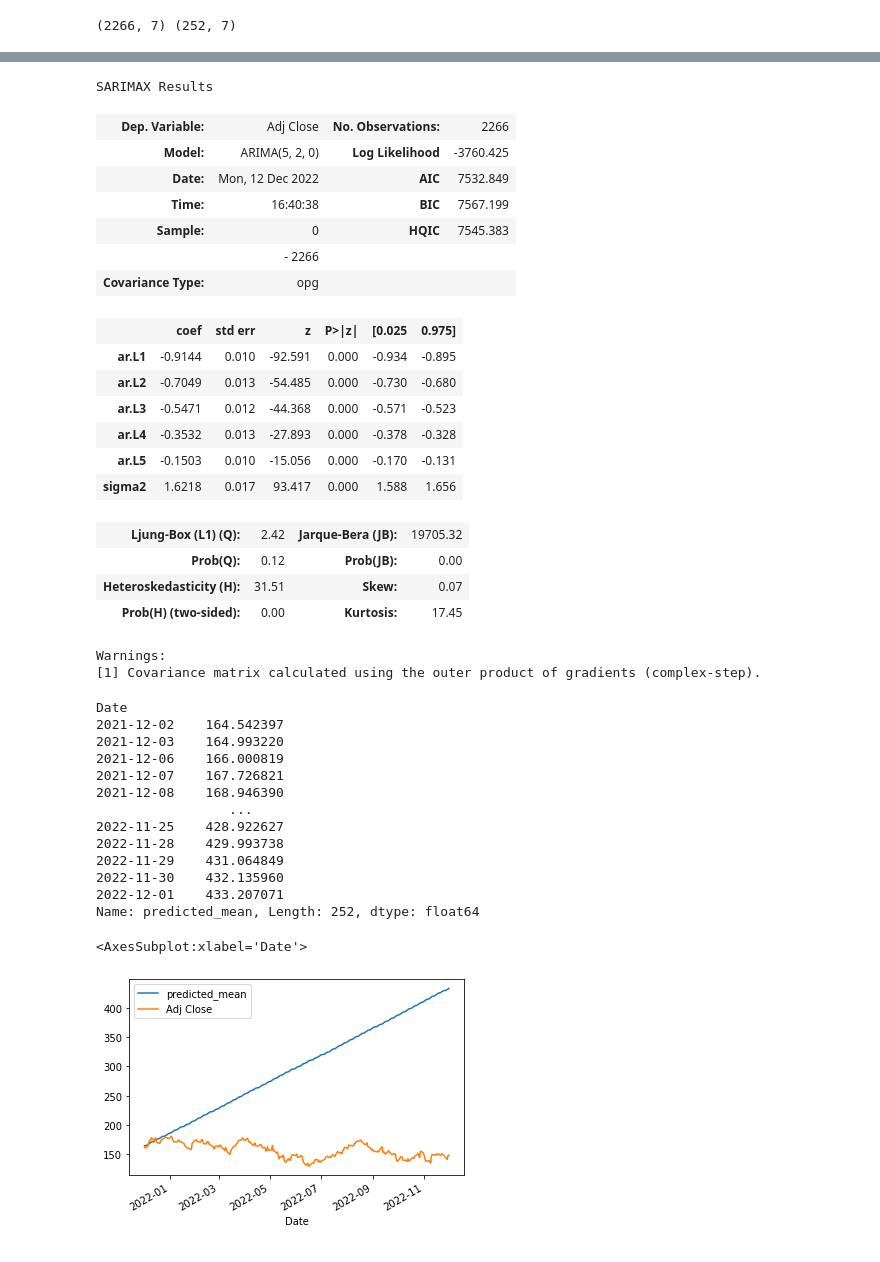
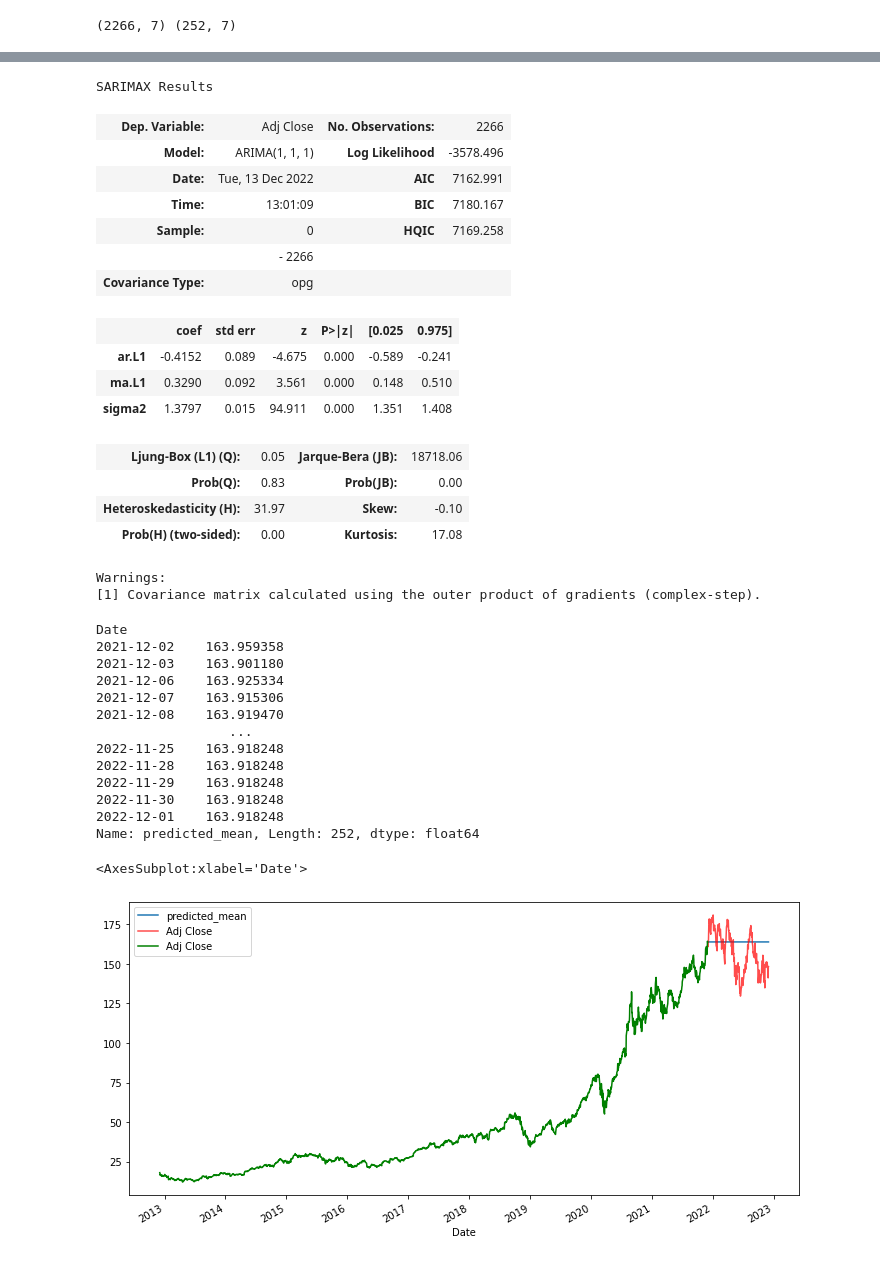
Before and after one commit to grantc00/Capstone-2, a Jupyter notebook: Capstone2.ipynb, the cells around one changed output, grey strips where cells are left out. Saved outputs shown, nothing was run; the diff lists cells and outputs as text; code cells hidden in the pictures.

Commit message:
ARIMA RMSE done

```diff
--- a/Capstone2.ipynb
+++ b/Capstone2.ipynb
@@ -419,29 +418,26 @@ Warnings:
 # %%
 from statsmodels.tsa.arima.model import ARIMA
 # %%
-model = ARIMA(train['Adj Close'], order=(5, 2 ,0))
+model = ARIMA(train['Adj Close'], order=(1, 1 , 1))
 model_fit = model.fit()
 model_fit.summary()
 # %% [output]
 SARIMAX Results
 | Dep. Variable: | Adj Close | No. Observations: | 2266 |
-| Model: | ARIMA(5, 2, 0) | Log Likelihood | -3760.425 |
-| Date: | Mon, 12 Dec 2022 | AIC | 7532.849 |
-| Time: | 16:40:38 | BIC | 7567.199 |
-| Sample: | 0 | HQIC | 7545.383 |
+| Model: | ARIMA(1, 1, 1) | Log Likelihood | -3578.496 |
+| Date: | Tue, 13 Dec 2022 | AIC | 7162.991 |
+| Time: | 13:01:09 | BIC | 7180.167 |
+| Sample: | 0 | HQIC | 7169.258 |
 |  | - 2266 |  |  |
 | Covariance Type: | opg |  |  |
 |  | coef | std err | z | P>|z| | [0.025 | 0.975] |
-| ar.L1 | -0.9144 | 0.010 | -92.591 | 0.000 | -0.934 | -0.895 |
-| ar.L2 | -0.7049 | 0.013 | -54.485 | 0.000 | -0.730 | -0.680 |
-| ar.L3 | -0.5471 | 0.012 | -44.368 | 0.000 | -0.571 | -0.523 |
-| ar.L4 | -0.3532 | 0.013 | -27.893 | 0.000 | -0.378 | -0.328 |
-| ar.L5 | -0.1503 | 0.010 | -15.056 | 0.000 | -0.170 | -0.131 |
-| sigma2 | 1.6218 | 0.017 | 93.417 | 0.000 | 1.588 | 1.656 |
+| ar.L1 | -0.4152 | 0.089 | -4.675 | 0.000 | -0.589 | -0.241 |
+| ma.L1 | 0.3290 | 0.092 | 3.561 | 0.000 | 0.148 | 0.510 |
+| sigma2 | 1.3797 | 0.015 | 94.911 | 0.000 | 1.351 | 1.408 |
-| Ljung-Box (L1) (Q): | 2.42 | Jarque-Bera (JB): | 19705.32 |
-| Prob(Q): | 0.12 | Prob(JB): | 0.00 |
-| Heteroskedasticity (H): | 31.51 | Skew: | 0.07 |
-| Prob(H) (two-sided): | 0.00 | Kurtosis: | 17.45 |
+| Ljung-Box (L1) (Q): | 0.05 | Jarque-Bera (JB): | 18718.06 |
+| Prob(Q): | 0.83 | Prob(JB): | 0.00 |
+| Heteroskedasticity (H): | 31.97 | Skew: | -0.10 |
+| Prob(H) (two-sided): | 0.00 | Kurtosis: | 17.08 |
 Warnings:
 [1] Covariance matrix calculated using the outer product of gradients (complex-step).
 # %%
@@ -452,21 +448,23 @@ pred.index = df_aapl.index[start:end+1]
 print(pred)
 # %% [output]
 Date
-2021-12-02    164.542397
-2021-12-03    164.993220
-2021-12-06    166.000819
-2021-12-07    167.726821
-2021-12-08    168.946390
+2021-12-02    163.959358
+2021-12-03    163.901180
+2021-12-06    163.925334
+2021-12-07    163.915306
+2021-12-08    163.919470
                  ...
-2022-11-25    428.922627
-2022-11-28    429.993738
-2022-11-29    431.064849
-2022-11-30    432.135960
-2022-12-01    433.207071
+2022-11-25    163.918248
+2022-11-28    163.918248
+2022-11-29    163.918248
+2022-11-30    163.918248
+2022-12-01    163.918248
 Name: predicted_mean, Length: 252, dtype: float64
 # %%
-pred.plot(legend=True)
-test['Adj Close'].plot(legend=True)
+plt.figure(figsize=(12,6))
+pred.plot(legend=True, alpha=1)
+test['Adj Close'].plot(legend=True, c='r', alpha=0.7)
+train['Adj Close'].plot(legend=True, c='g')
 # %% [output]
 <AxesSubplot:xlabel='Date'>
-[figure, old version]
+[figure, new version]
```
Also changed, not shown: parts of 3 cells of this notebook.
